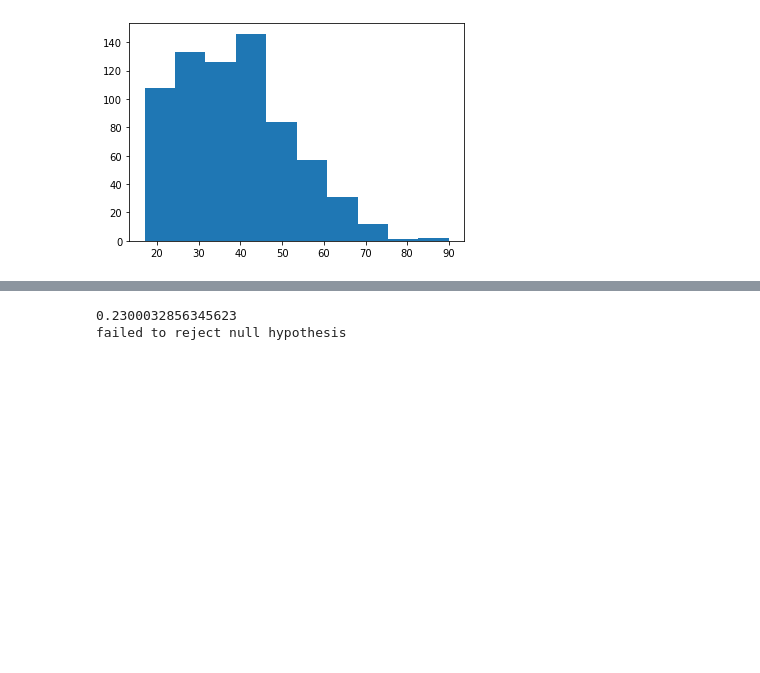
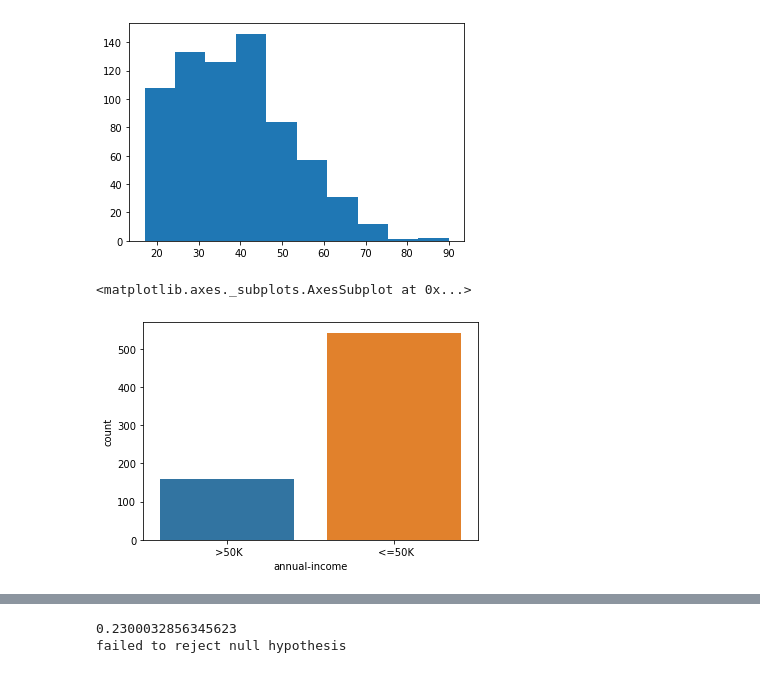
Before and after one commit to acmpesuecc/census_data, a Jupyter notebook: dataset3.ipynb, the cells around one changed output, grey strips where cells are left out. Saved outputs shown, nothing was run; the diff lists cells and outputs as text; code cells hidden in the pictures; blank space fills up the shorter version.

```diff
--- a/dataset3.ipynb
+++ b/dataset3.ipynb
@@ -275,3 +268,8 @@ plt.hist(df['age'])
 plt.show()
 # %% [output]
 [figure]
+# %%
+sns.countplot(dataset['annual-income'])
+# %% [output]
+<matplotlib.axes._subplots.AxesSubplot at 0x...>
+[figure, added]
```
Also changed, not shown: parts of 10 cells of this notebook.
